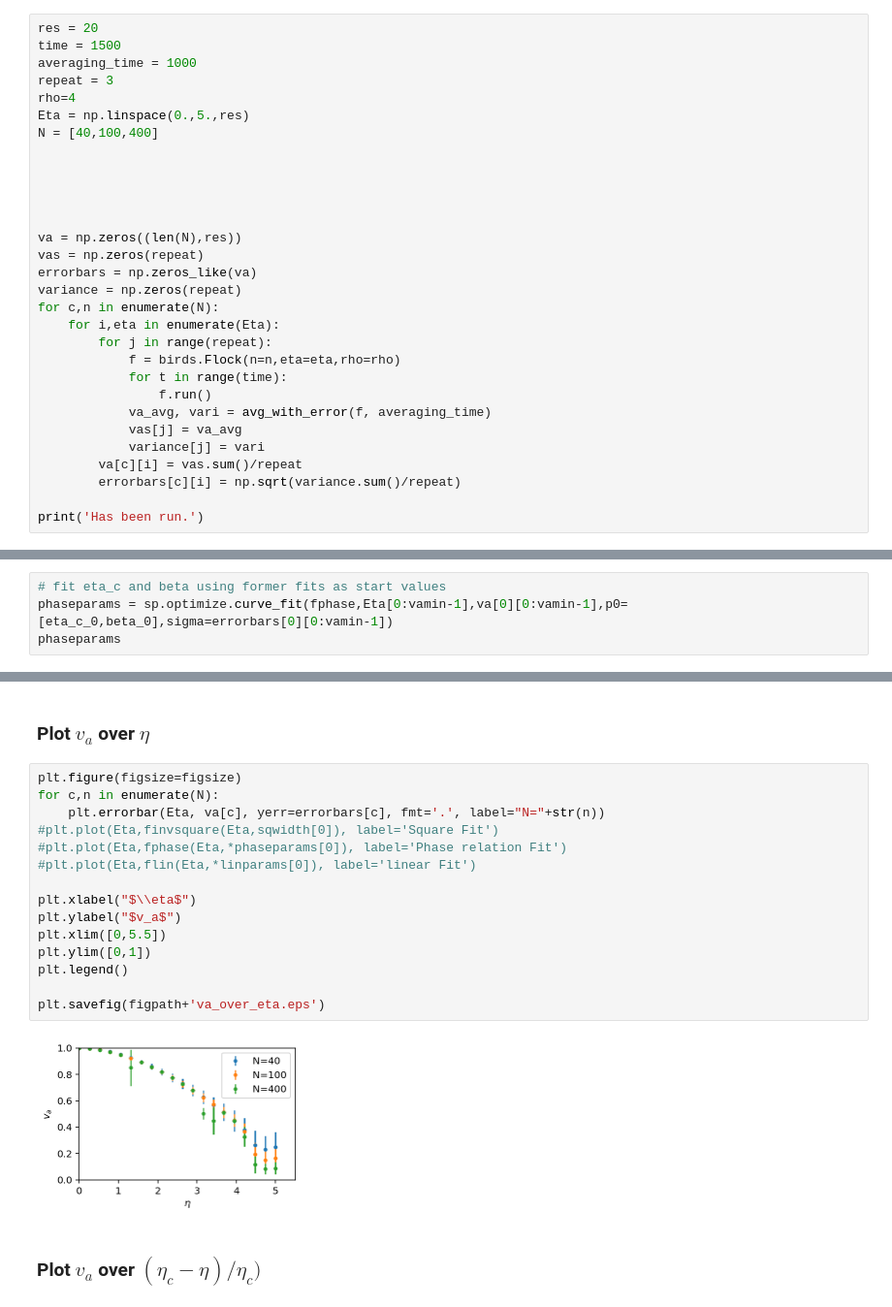
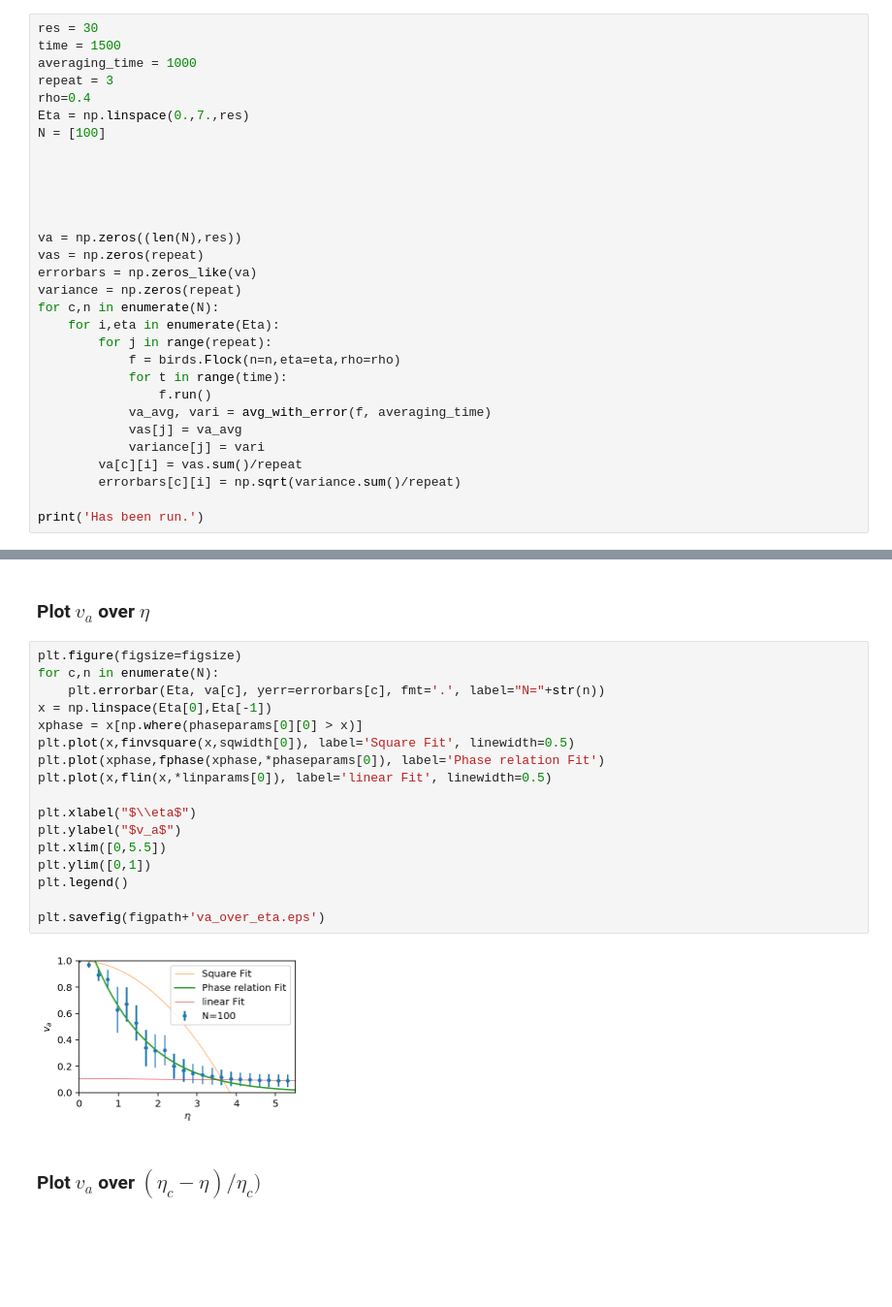
Before and after one commit to mismosmi/idea2birds, a Jupyter notebook: src/evaluate.ipynb, the cells around one changed output, grey strips where cells are left out. Shown at 97% size. Cells and saved outputs as stored; diff of their text form; blank space fills up the shorter version.

```diff
--- a/src/evaluate.ipynb
+++ b/src/evaluate.ipynb
@@ -57,13 +57,13 @@ def avg_with_error(f, avg_time):
     var = np.sum((var-va_avg)**2 / avg_time)
     return va_avg, var
 # %%
-res = 20
+res = 30
 time = 1500
 averaging_time = 1000
 repeat = 3
-rho=4
-Eta = np.linspace(0.,5.,res)
-N = [40,100,400]
+rho=0.4
+Eta = np.linspace(0.,7.,res)
+N = [100]
 
 
 
@@ -159,4 +142,0 @@ array([ 0.45])
-# %%
-# fit eta_c and beta using former fits as start values
-phaseparams = sp.optimize.curve_fit(fphase,Eta[0:vamin-1],va[0][0:vamin-1],p0=[eta_c_0,beta_0],sigma=errorbars[0][0:vamin-1])
-phaseparams
@@ -168,20 +145,22 @@ phaseparams
 # %%
 plt.figure(figsize=figsize)
 for c,n in enumerate(N):
     plt.errorbar(Eta, va[c], yerr=errorbars[c], fmt='.', label="N="+str(n))
-#plt.plot(Eta,finvsquare(Eta,sqwidth[0]), label='Square Fit')
-#plt.plot(Eta,fphase(Eta,*phaseparams[0]), label='Phase relation Fit')
-#plt.plot(Eta,flin(Eta,*linparams[0]), label='linear Fit')
+x = np.linspace(Eta[0],Eta[-1])
+xphase = x[np.where(phaseparams[0][0] > x)]
+plt.plot(x,finvsquare(x,sqwidth[0]), label='Square Fit', linewidth=0.5)
+plt.plot(xphase,fphase(xphase,*phaseparams[0]), label='Phase relation Fit')
+plt.plot(x,flin(x,*linparams[0]), label='linear Fit', linewidth=0.5)
 
 plt.xlabel("$\\eta$")
 plt.ylabel("$v_a$")
 plt.xlim([0,5.5])
 plt.ylim([0,1])
 plt.legend()
 
 plt.savefig(figpath+'va_over_eta.eps')
 # %% [output]
-[figure, old version]
+[figure, new version]
 # %% [markdown]
 ### Plot $v_a$ over $(\eta_c - \eta)/\eta_c)$
 # %%
```
Also changed, not shown: parts of 7 cells of this notebook.
